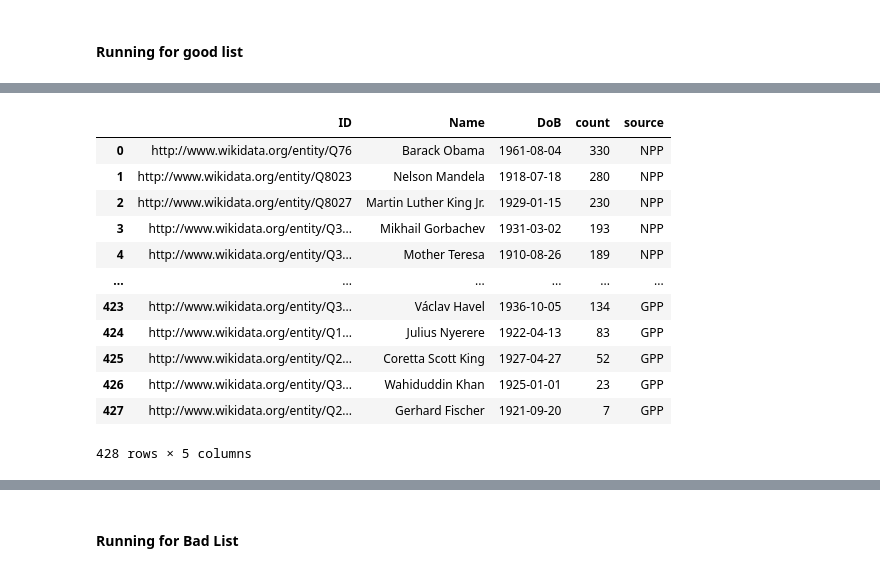
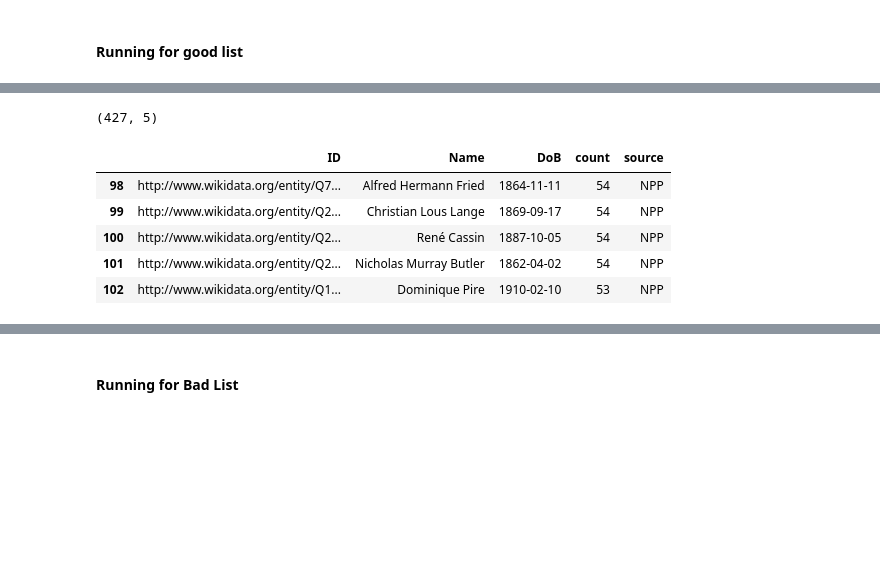
Before and after one commit to SnehaR26/psychollm, a Jupyter notebook: falcon211b.ipynb, the cells around one changed output, grey strips where cells are left out. Drawn from its saved outputs; the diff is of its cells as text; code cells hidden in the pictures; blank space fills up the shorter version.

```diff
--- a/falcon211b.ipynb
+++ b/falcon211b.ipynb
@@ -725,21 +723,16 @@ Output saved to outputlog.txt
 # %%
 df1=pd.read_csv('Datasubs/good.csv')
-df1
+#df1=df1.drop(422)
+df1.shape
 # %% [output]
-|  | ID | Name | DoB | count | source |
-| 0 | http://www.wikidata.org/entity/Q76 | Barack Obama | 1961-08-04 | 330 | NPP |
-| 1 | http://www.wikidata.org/entity/Q8023 | Nelson Mandela | 1918-07-18 | 280 | NPP |
-| 2 | http://www.wikidata.org/entity/Q8027 | Martin Luther King Jr. | 1929-01-15 | 230 | NPP |
-| 3 | http://www.wikidata.org/entity/Q3... | Mikhail Gorbachev | 1931-03-02 | 193 | NPP |
-| 4 | http://www.wikidata.org/entity/Q3... | Mother Teresa | 1910-08-26 | 189 | NPP |
-| ... | ... | ... | ... | ... | ... |
-| 423 | http://www.wikidata.org/entity/Q3... | Václav Havel | 1936-10-05 | 134 | GPP |
-| 424 | http://www.wikidata.org/entity/Q1... | Julius Nyerere | 1922-04-13 | 83 | GPP |
-| 425 | http://www.wikidata.org/entity/Q2... | Coretta Scott King | 1927-04-27 | 52 | GPP |
-| 426 | http://www.wikidata.org/entity/Q3... | Wahiduddin Khan | 1925-01-01 | 23 | GPP |
-| 427 | http://www.wikidata.org/entity/Q2... | Gerhard Fischer | 1921-09-20 | 7 | GPP |
-428 rows × 5 columns
+(427, 5)
-# %%
-df1=df1.drop(422)
 # %%
-df1=df1.iloc[260:]
+df1=df1.iloc[98:]
+df1.head()
+# %% [output]
+|  | ID | Name | DoB | count | source |
+| 98 | http://www.wikidata.org/entity/Q7... | Alfred Hermann Fried | 1864-11-11 | 54 | NPP |
+| 99 | http://www.wikidata.org/entity/Q2... | Christian Lous Lange | 1869-09-17 | 54 | NPP |
+| 100 | http://www.wikidata.org/entity/Q2... | René Cassin | 1887-10-05 | 54 | NPP |
+| 101 | http://www.wikidata.org/entity/Q2... | Nicholas Murray Butler | 1862-04-02 | 54 | NPP |
+| 102 | http://www.wikidata.org/entity/Q1... | Dominique Pire | 1910-02-10 | 53 | NPP |
```
Also changed, not shown: parts of 17 cells of this notebook, 7 other files.
